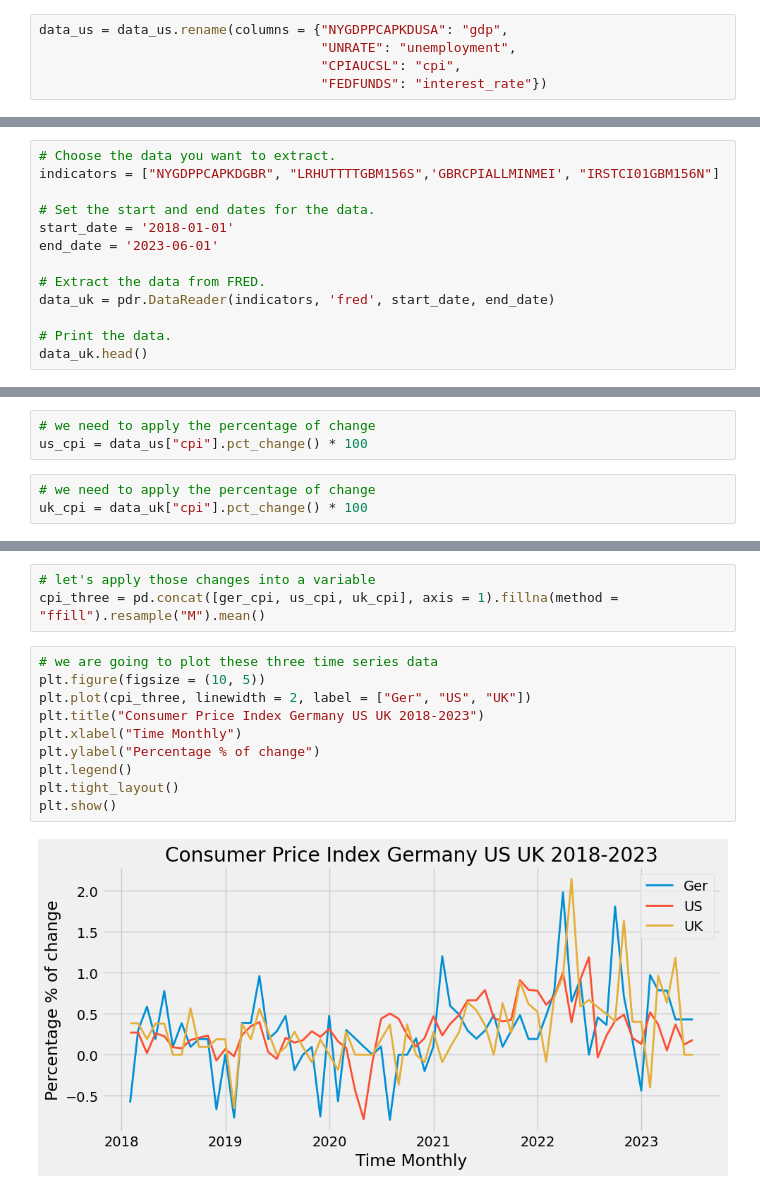
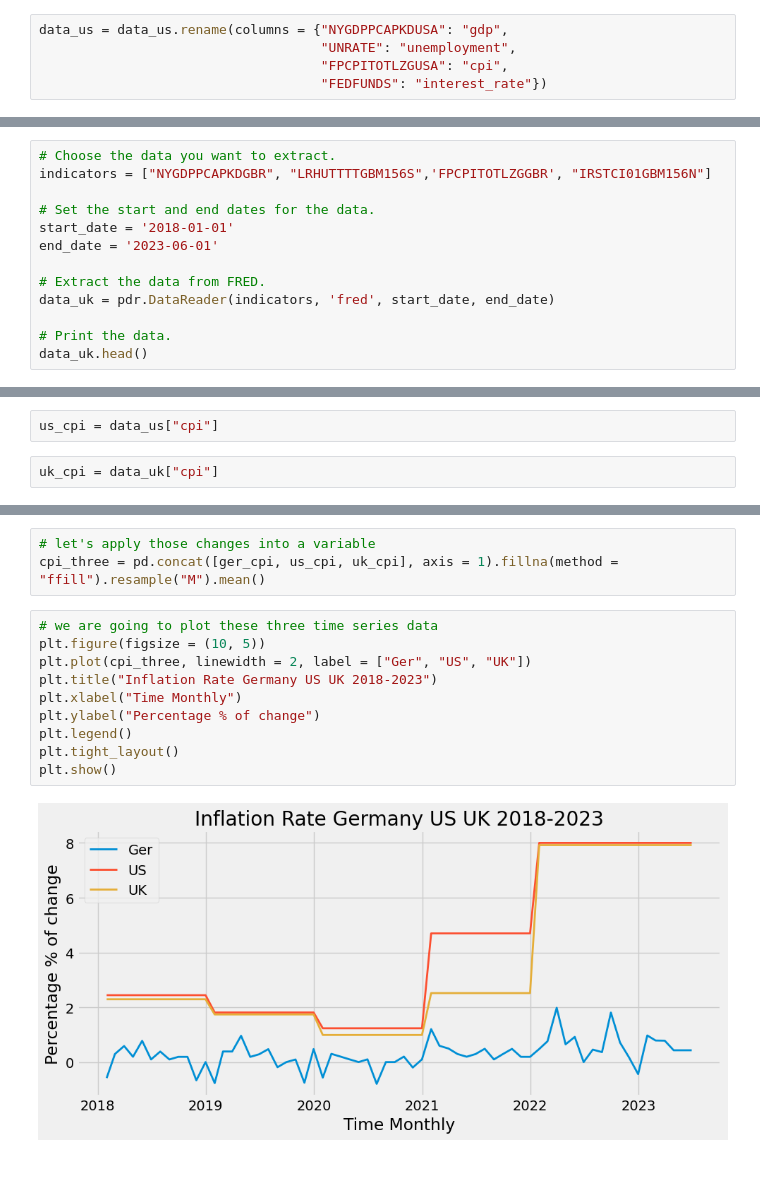
Before and after one commit to exio78/etl_projects, a Jupyter notebook: 3. economic data/economic_data.ipynb, the cells around one changed output, grey strips where cells are left out. Cells and saved outputs as stored; diff of their text form.

```diff
--- a/3. economic data/economic_data.ipynb
+++ b/3. economic data/economic_data.ipynb
@@ -78,7 +78,7 @@ Let's rename the columns for readability
 # %%
 data_us = data_us.rename(columns = {"NYGDPPCAPKDUSA": "gdp",
                                     "UNRATE": "unemployment",
-                                    "CPIAUCSL": "cpi",
+                                    "FPCPITOTLZGUSA": "cpi",
                                     "FEDFUNDS": "interest_rate"})
 # %%
 data_us.head()
@@ -150,7 +150,7 @@ def clean_data(data):
 # United Kingdom
 # %%
 # Choose the data you want to extract.
-indicators = ["NYGDPPCAPKDGBR", "LRHUTTTTGBM156S",'GBRCPIALLMINMEI', "IRSTCI01GBM156N"]
+indicators = ["NYGDPPCAPKDGBR", "LRHUTTTTGBM156S",'FPCPITOTLZGGBR', "IRSTCI01GBM156N"]
 
 # Set the start and end dates for the data.
 start_date = '2018-01-01'
@@ -1179,11 +1151,9 @@ $$r_t = \frac{p_t - p_{t-1}}{p_{t-1}} = \frac{p_t}{p_{t-1}} - 1$$
 # %%
 ger_cpi = data_germany["cpi"]
 # %%
-# we need to apply the percentage of change
-us_cpi = data_us["cpi"].pct_change() * 100
+us_cpi = data_us["cpi"]
 # %%
-# we need to apply the percentage of change
-uk_cpi = data_uk["cpi"].pct_change() * 100
+uk_cpi = data_uk["cpi"]
 # %%
 # renaming the columns of these series
 ger_cpi = ger_cpi.rename("cpi_germany")
@@ -1210,13 +1180,13 @@ cpi_three = pd.concat([ger_cpi, us_cpi, uk_cpi], axis = 1).fillna(method = "ffil
 # %%
 # we are going to plot these three time series data
 plt.figure(figsize = (10, 5))
 plt.plot(cpi_three, linewidth = 2, label = ["Ger", "US", "UK"])
-plt.title("Consumer Price Index Germany US UK 2018-2023")
+plt.title("Inflation Rate Germany US UK 2018-2023")
 plt.xlabel("Time Monthly")
 plt.ylabel("Percentage % of change")
 plt.legend()
 plt.tight_layout()
 plt.show()
 # %% [output]
-[figure, old version]
+[figure, new version]
 # %% [markdown]
```
Also changed, not shown: parts of 35 cells of this notebook, 4 other files.
